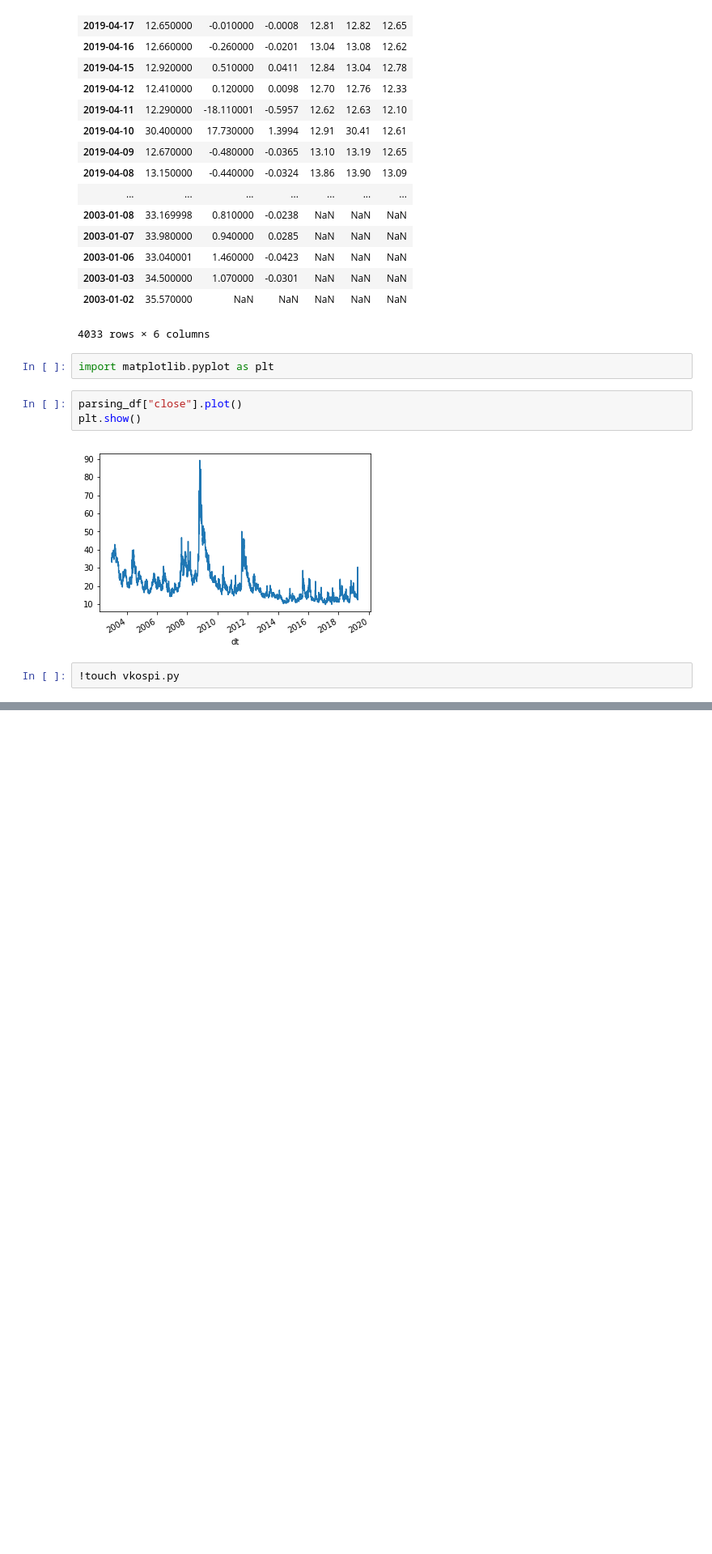
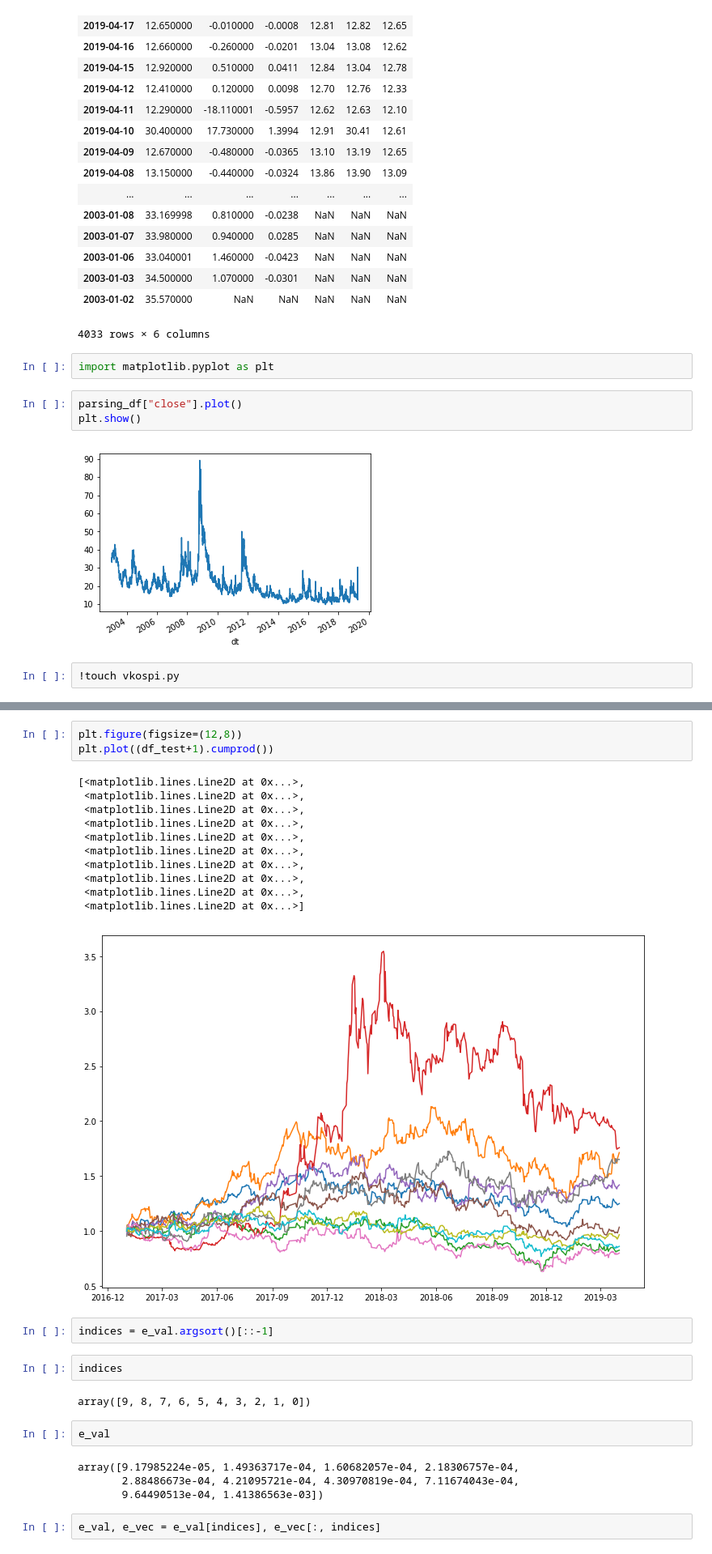
Before and after one commit to kimjungwon90/trade_bot, a Jupyter notebook: ServerSide.ipynb, the cells around one changed output, grey strips where cells are left out. Shown: that part at 81% size. Cells and saved outputs as stored; diff of their text form; blank space fills up the shorter version.

```diff
--- a/ServerSide.ipynb
+++ b/ServerSide.ipynb
@@ -218,0 +325,29 @@ plt.show()
+# %%
+plt.figure(figsize=(12,8))
+plt.plot((df_test+1).cumprod())
+# %% [output]
+[<matplotlib.lines.Line2D at 0x...>,
+ <matplotlib.lines.Line2D at 0x...>,
+ <matplotlib.lines.Line2D at 0x...>,
+ <matplotlib.lines.Line2D at 0x...>,
+ <matplotlib.lines.Line2D at 0x...>,
+ <matplotlib.lines.Line2D at 0x...>,
+ <matplotlib.lines.Line2D at 0x...>,
+ <matplotlib.lines.Line2D at 0x...>,
+ <matplotlib.lines.Line2D at 0x...>,
+ <matplotlib.lines.Line2D at 0x...>]
+[figure, added]
+# %%
+indices = e_val.argsort()[::-1]
+# %%
+indices
+# %% [output]
+array([9, 8, 7, 6, 5, 4, 3, 2, 1, 0])
+# %%
+e_val
+# %% [output]
+array([9.17985224e-05, 1.49363717e-04, 1.60682057e-04, 2.18306757e-04,
+       2.88486673e-04, 4.21095721e-04, 4.30970819e-04, 7.11674043e-04,
+       9.64490513e-04, 1.41386563e-03])
+# %%
+e_val, e_vec = e_val[indices], e_vec[:, indices]
```
Also changed, not shown: parts of 15 cells of this notebook, 1 other file.
